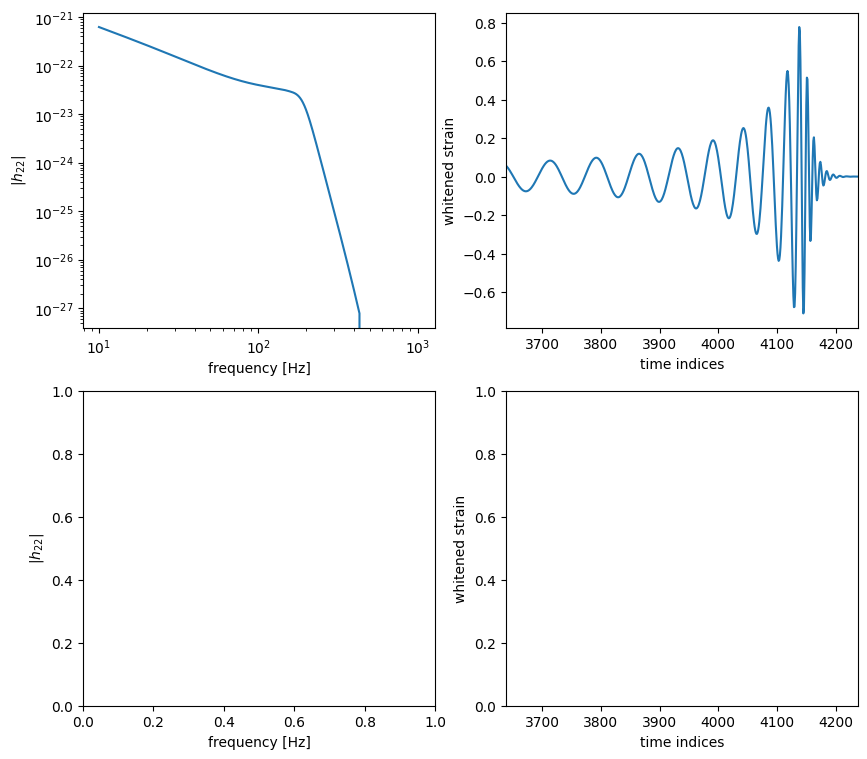
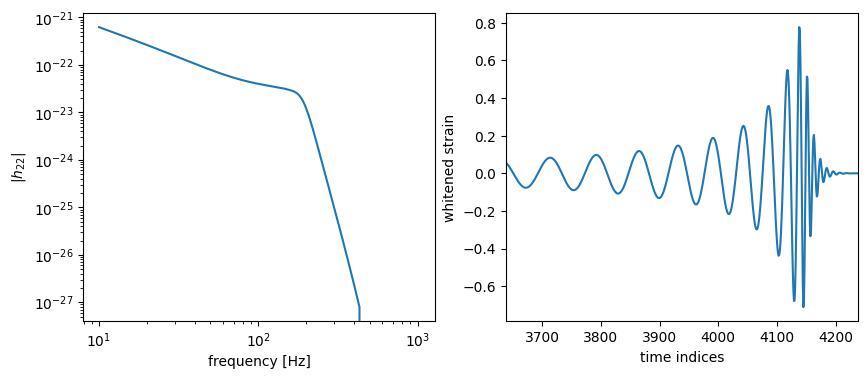
Unified diff of the notebook cell whose output changed from the first chart to the second:
--- before
+++ after
@@ -2,22 +2,12 @@
 
 ## frequency-domain
-plt.figure(figsize=(10, 9))
-
-# tails
-plt.subplot(2, 2, 1)
+plt.figure(figsize=(10, 4))
+plt.subplot(1, 2, 1)
 plt.loglog(wg.f, d.data_amp)
 plt.xlabel('frequency [Hz]')
 plt.ylabel(r'$|h_{22}|$')
 
-# no tails
-plt.subplot(2, 2, 3)
-#plt.loglog(wg.f, d.data_amp) <- implement toggling first, then uncomment
-plt.xlabel('frequency [Hz]')
-plt.ylabel(r'$|h_{22}|$')
-
 ## time-domain
-
-# tails
-plt.subplot(2, 2, 2)
+plt.subplot(1, 2, 2)
 #pad lower frequencies for iFFT
 npad = int(wg.f[0] / wg.df)
@@ -30,18 +20,3 @@
 plt.ylabel('whitened strain')
 
-# no tails
-plt.subplot(2, 2, 4)
-# pad lower frequencies for iFFT
-#npad = int(wg.f[0] / wg.df)
-#whitened_FD_waveform = np.pad(d.data_FD_waveform / l.sqrtS, (npad, 0))
-#TD_waveform = np.fft.irfft(whitened_FD_waveform)
-#TD_waveform = np.roll(TD_waveform, TD_waveform.shape[0] // 2)
-#plt.plot(TD_waveform)
-plt.xlim(np.argmax(TD_waveform) - 500, np.argmax(TD_waveform) + 100)
-plt.xlabel('time indices')
-plt.ylabel('whitened strain')
-
-
-
-
 plt.show()

Commit: Log term suppression added